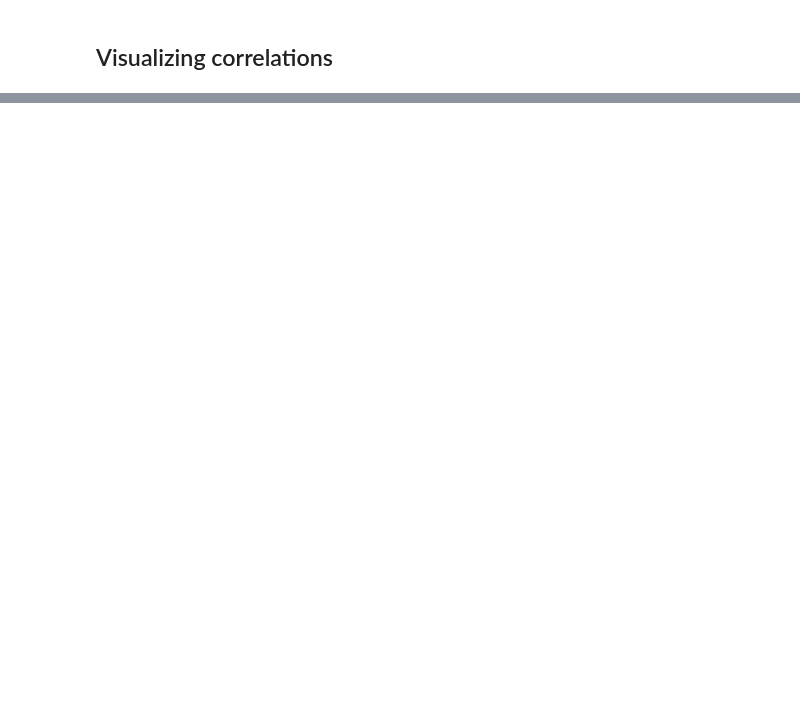
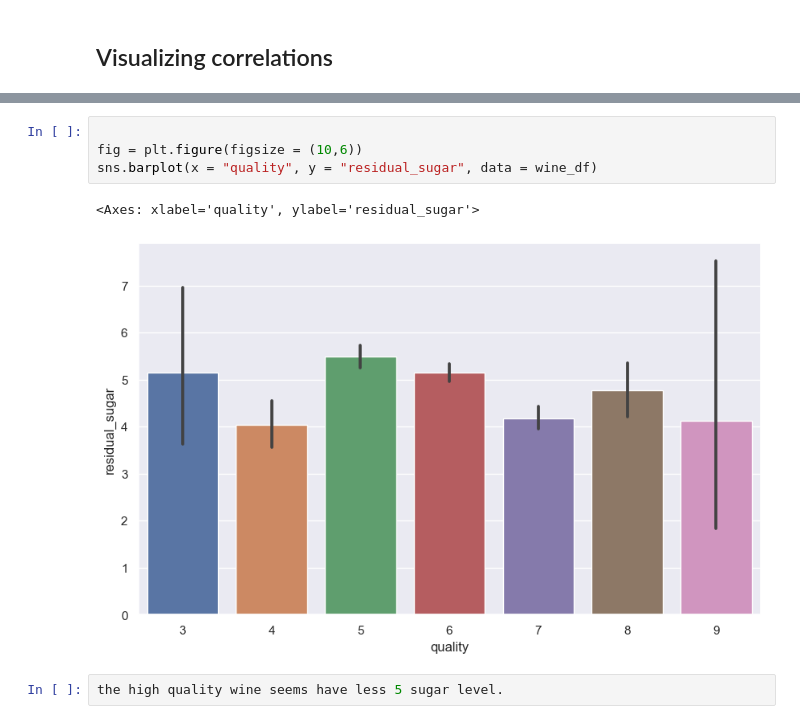
Before and after one commit to Gardenialover/Capstone_Two_Project, a Jupyter notebook: notebooks/3_exploratory_data analysis_wine_quality.ipynb, the cells around one changed output, grey strips where cells are left out. Drawn from its saved outputs; the diff is of its cells as text; blank space fills up the shorter version.

```diff
--- a/notebooks/3_exploratory_data analysis_wine_quality.ipynb
+++ b/notebooks/3_exploratory_data analysis_wine_quality.ipynb
@@ -44,0 +101,9 @@ sns.heatmap(wine_df1.corr(numeric_only=True))
+# %%
+
+fig = plt.figure(figsize = (10,6))
+sns.barplot(x = "quality", y = "residual_sugar", data = wine_df)
+# %% [output]
+<Axes: xlabel='quality', ylabel='residual_sugar'>
+[figure, added]
+# %%
+the high quality wine seems have less 5 sugar level.
```
Also changed, not shown: parts of 17 cells of this notebook, 2 other files.
